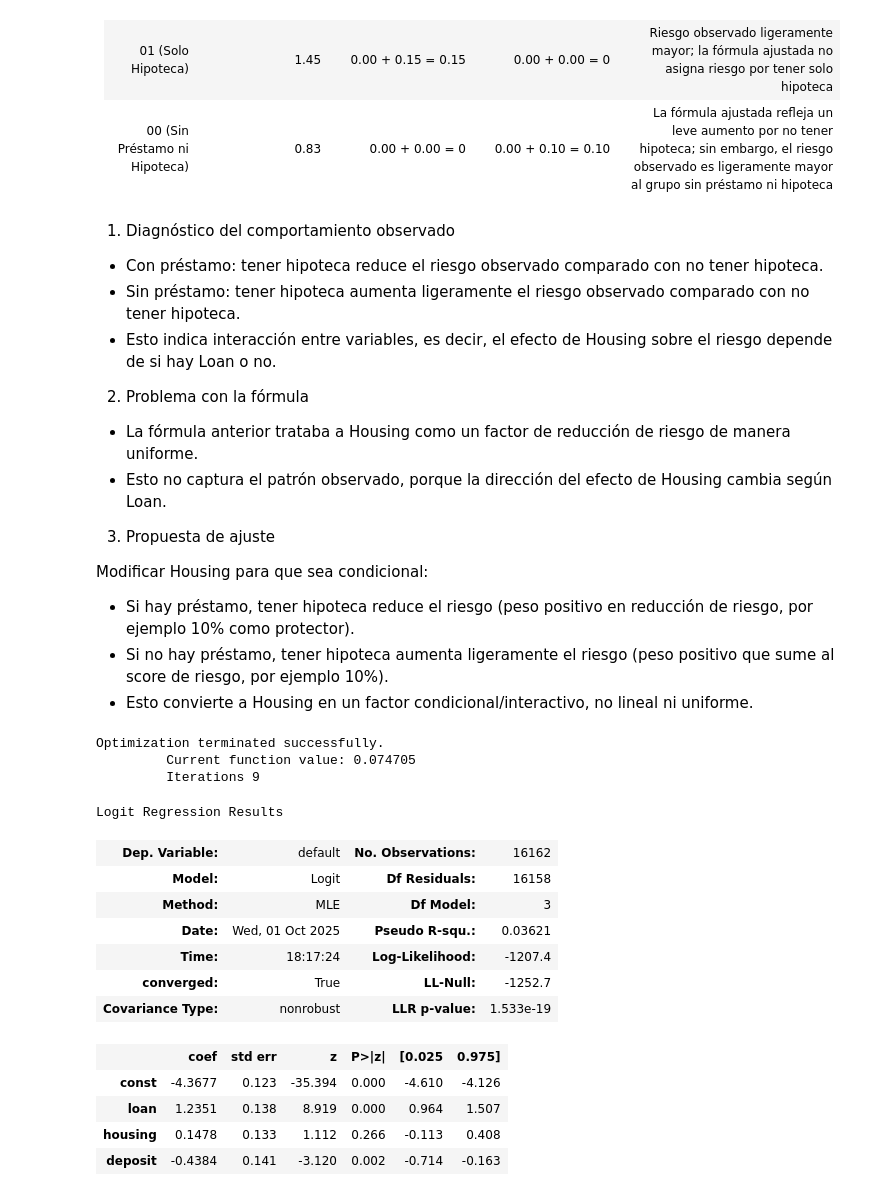
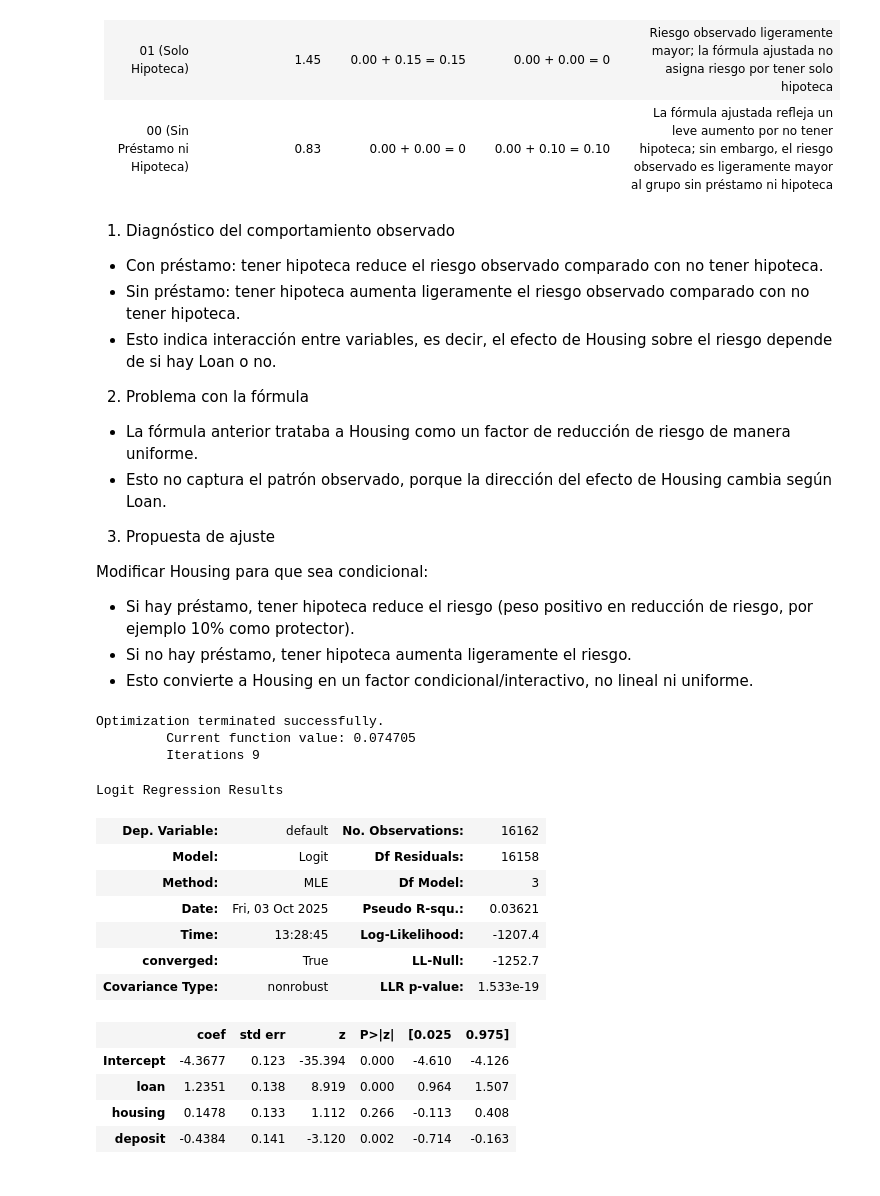
Before and after one commit to Lambda-14/Sim-Empresa, a Jupyter notebook: Equip_16/Borrador/Finanzas y riesgo crediticio/banca_22.09_finanzas.ipynb, the cells around one changed output. Cells and saved outputs as stored; diff of their text form; code cells hidden in the pictures.

```diff
--- a/Equip_16/Borrador/Finanzas y riesgo crediticio/banca_22.09_finanzas.ipynb
+++ b/Equip_16/Borrador/Finanzas y riesgo crediticio/banca_22.09_finanzas.ipynb
@@ -298,40 +303,25 @@ Se mantienen los pesos asociados al saldo (Balance) y al historial de incumplimi
 Modificar Housing para que sea condicional:
 
 - Si hay préstamo, tener hipoteca reduce el riesgo (peso positivo en reducción de riesgo, por ejemplo 10% como protector).
-- Si no hay préstamo, tener hipoteca aumenta ligeramente el riesgo (peso positivo que sume al score de riesgo, por ejemplo 10%).
+- Si no hay préstamo, tener hipoteca aumenta ligeramente el riesgo.
 - Esto convierte a Housing en un factor condicional/interactivo, no lineal ni uniforme.
 # %%
-import statsmodels.api as sm
-
-# Variables independientes
-X = df[['loan', 'housing', 'deposit']]
-
-# Agregar constante (intercepto)
-X = sm.add_constant(X)
-
-# Variable dependiente
-y = df['default']
-
-# Crear y ajustar el modelo logit
-model = sm.Logit(y, X)
-result = model.fit()
-
-# Mostrar resumen
-result.summary()
+model1 = smf.logit("default ~ loan + housing + deposit", data=df).fit()
+model1.summary()
 # %% [output]
 Optimization terminated successfully.
          Current function value: 0.074705
          Iterations 9
 Logit Regression Results
 | Dep. Variable: | default | No. Observations: | 16162 |
 | Model: | Logit | Df Residuals: | 16158 |
 | Method: | MLE | Df Model: | 3 |
-| Date: | Wed, 01 Oct 2025 | Pseudo R-squ.: | 0.03621 |
-| Time: | 18:17:24 | Log-Likelihood: | -1207.4 |
+| Date: | Fri, 03 Oct 2025 | Pseudo R-squ.: | 0.03621 |
+| Time: | 13:28:45 | Log-Likelihood: | -1207.4 |
 | converged: | True | LL-Null: | -1252.7 |
 | Covariance Type: | nonrobust | LLR p-value: | 1.533e-19 |
 |  | coef | std err | z | P>|z| | [0.025 | 0.975] |
-| const | -4.3677 | 0.123 | -35.394 | 0.000 | -4.610 | -4.126 |
+| Intercept | -4.3677 | 0.123 | -35.394 | 0.000 | -4.610 | -4.126 |
 | loan | 1.2351 | 0.138 | 8.919 | 0.000 | 0.964 | 1.507 |
 | housing | 0.1478 | 0.133 | 1.112 | 0.266 | -0.113 | 0.408 |
 | deposit | -0.4384 | 0.141 | -3.120 | 0.002 | -0.714 | -0.163 |
```
Also changed, not shown: parts of 6 cells of this notebook.
